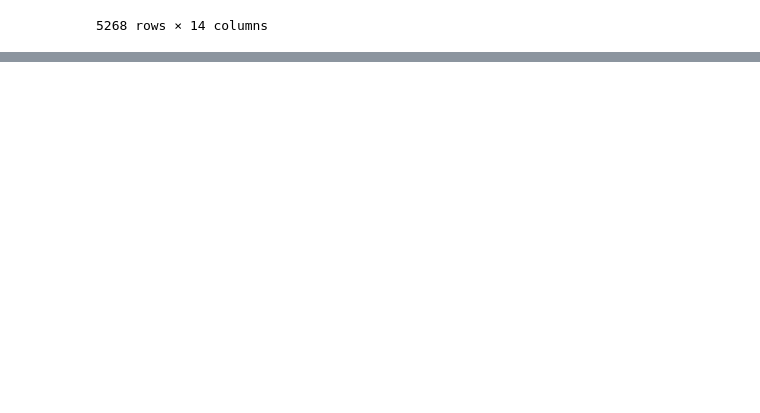
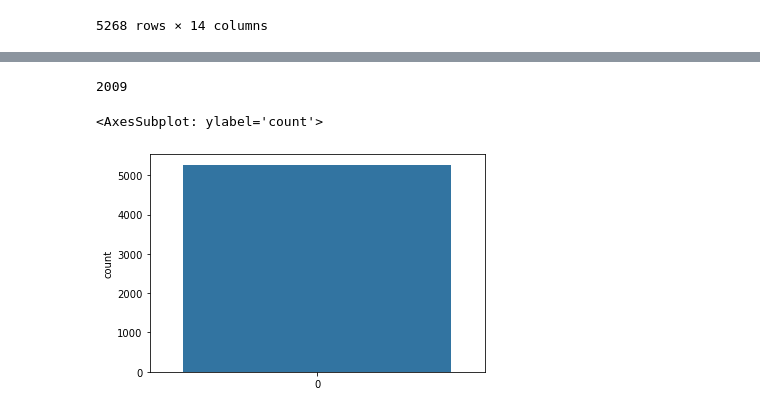
Before and after one commit to WayneNyariroh/weekly_practice, a Jupyter notebook: 24-12-22/24-12-22_airplane_crashes_data.ipynb, the cells around one changed output, grey strips where cells are left out. Cells and saved outputs as stored; diff of their text form; code cells hidden in the pictures; blank space fills up the shorter version.

```diff
--- a/24-12-22/24-12-22_airplane_crashes_data.ipynb
+++ b/24-12-22/24-12-22_airplane_crashes_data.ipynb
@@ -84,0 +171,2 @@ df.rename({'flight #':'flight_number'}, inplace=True)
+# %%
+df['date'] = pd.to_datetime(df['date'])
@@ -84,0 +192,9 @@ df.rename({'flight #':'flight_number'}, inplace=True)
+# %%
+df.date.dt.year.max()
+# %% [output]
+2009
+# %%
+sns.countplot(df['date'].dt.year)
+# %% [output]
+<AxesSubplot: ylabel='count'>
+[figure, added]
```
Also changed, not shown: parts of 16 cells of this notebook.
